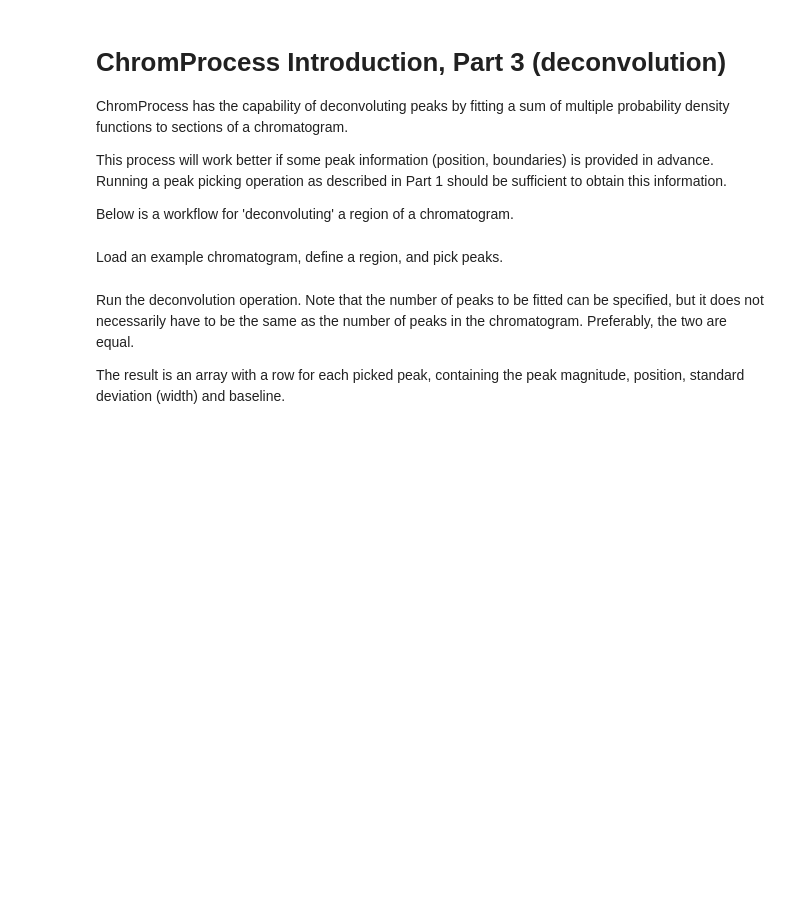
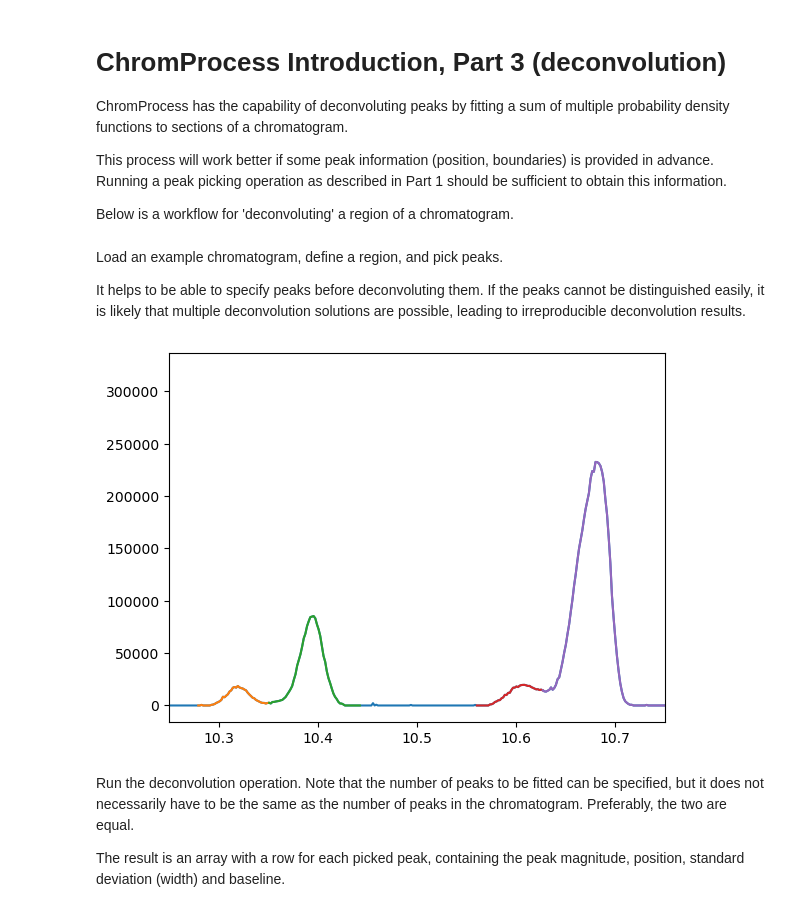
Before and after one commit to Will-Robin/ChromProcess, a Jupyter notebook: Tutorials/ChromProcess_Introduction_3_deconvolution.ipynb, the cells around one changed output. Saved outputs shown, nothing was run; the diff lists cells and outputs as text; code cells hidden in the pictures; blank space fills up the shorter version.

```diff
--- a/Tutorials/ChromProcess_Introduction_3_deconvolution.ipynb
+++ b/Tutorials/ChromProcess_Introduction_3_deconvolution.ipynb
@@ -14,17 +14,27 @@ from ChromProcess.Processing import deconvolute_region
 from ChromProcess.Processing import find_peaks_in_region
 # %% [markdown]
 Load an example chromatogram, define a region, and pick peaks.
+
+It helps to be able to specify peaks before deconvoluting them. If the peaks cannot be distinguished easily, it is likely that multiple deconvolution solutions are possible, leading to irreproducible deconvolution results.
 # %%
 data_file = (
     "example_data/Example/ExperimentalData/ExampleChromatograms/chrom_001.csv"
 )
 
 chrom = chrom_from_csv(data_file)
 
 region = [10.25, 10.75]
 
 peaks = find_peaks_in_region(chrom, *region, threshold=0.01, wlen = 15, distance =10)
 chrom.add_peaks(peaks)
+
+plt.plot(chrom.time, chrom.signal)
+for p in chrom.peaks:
+    peak = chrom.peaks[p]
+    plt.plot(chrom.time[peak.indices], chrom.signal[peak.indices])
+_ = plt.xlim(*region)
+# %% [output]
+[figure, added]
 # %% [markdown]
 Run the deconvolution operation. Note that the number of peaks to be fitted can be specified, but it does not necessarily have to be the same as the number of peaks in the chromatogram. Preferably, the two are equal.
 
```
Also changed, not shown: parts of 1 cell of this notebook, 2 other files.
